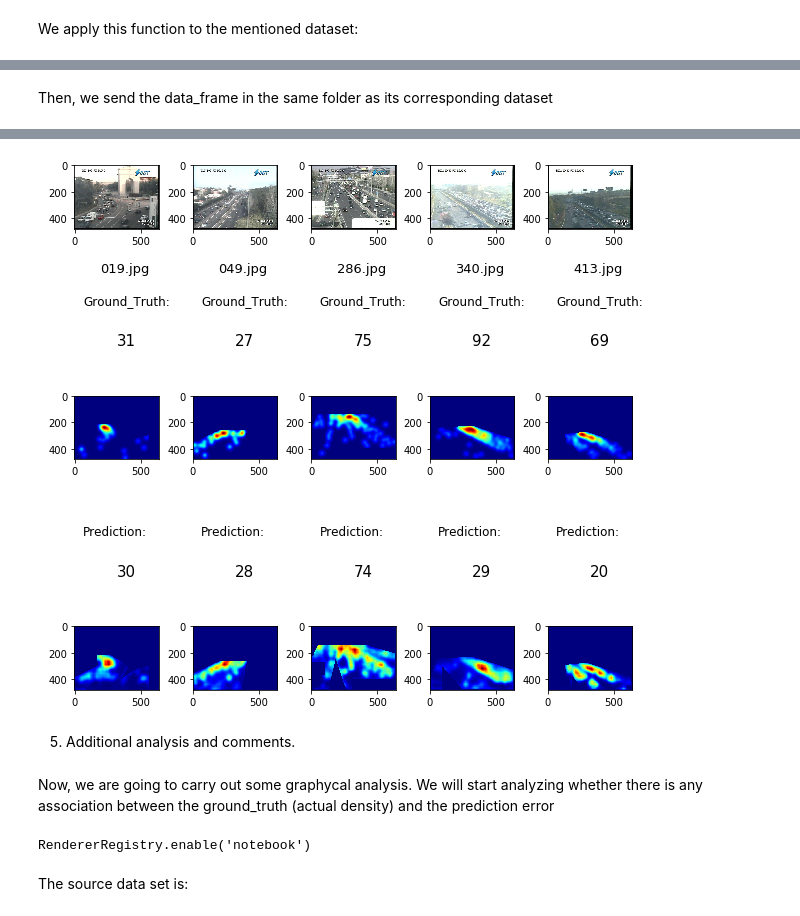
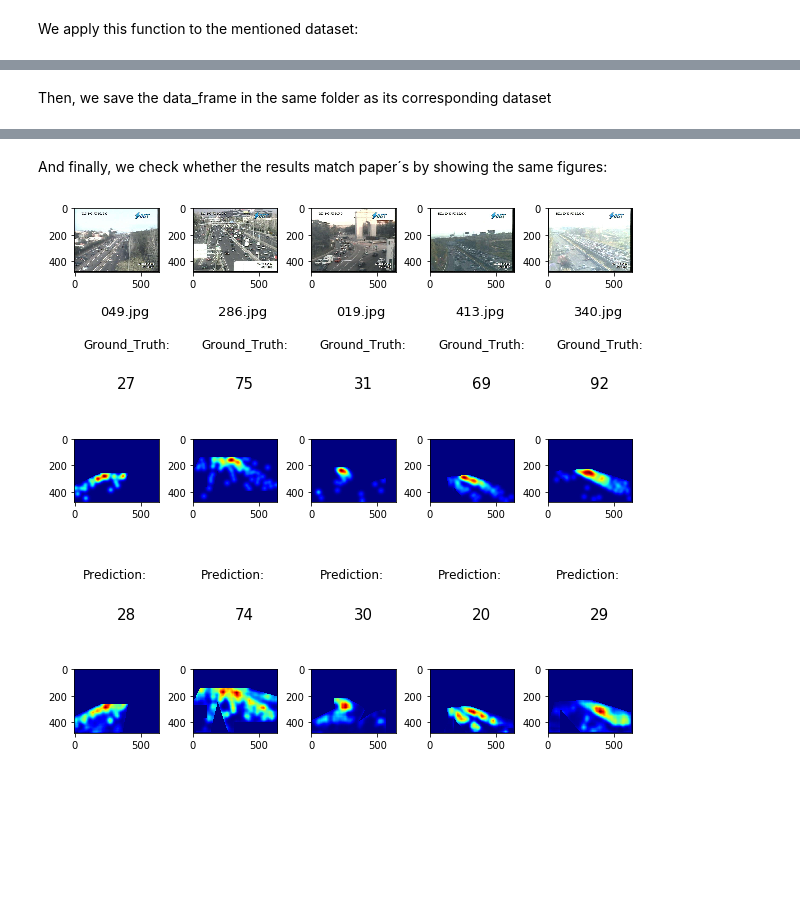
Before and after one commit to jorgealcubilla/TFM_DataScience, a Jupyter notebook: iii_model_test.ipynb, the cells around one changed output, grey strips where cells are left out. Drawn from its saved outputs; the diff is of its cells as text; code cells hidden in the pictures; blank space fills up the shorter version.

Commit message:
Split into two notebooks

```diff
--- a/iii_model_test.ipynb
+++ b/iii_model_test.ipynb
@@ -3,3 +2,0 @@
-# %%
-%pylab inline
-plt.style.use('seaborn-talk')
@@ -1003,5 +1001,5 @@ KeyboardInterrupt:
 # %% [markdown]
-Then, we send the data_frame in the same folder as its corresponding dataset
+Then, we save the data_frame in the same folder as its corresponding dataset
 # %%
 sample_df.to_pickle('./sample_data/sample_df.pkl')
 # %%
@@ -1014,48 +1012,36 @@ sample_df
 | 2 | ./sample_data/image-3-000286.jpg | 75.501717 | 74.604492 | [[0.0, 0.0, 0.0, 0.0, 0.0, 0.0, 0... | [[0.0, 0.0, 0.0, 0.0, 0.0, 0.0, 0... |
 | 3 | ./sample_data/image-3-000340.jpg | 92.375221 | 29.727519 | [[0.0, 0.0, 0.0, 0.0, 0.0, 0.0, 0... | [[0.0, 0.0, 0.0, 0.0, 0.0, 0.0, 0... |
 | 4 | ./sample_data/image-3-000413.jpg | 69.969513 | 20.345104 | [[0.0, 0.0, 0.0, 0.0, 0.0, 0.0, 0... | [[0.0, 0.0, 0.0, 0.0, 0.0, 0.0, 0... |
+# %% [markdown]
+And finally, we check whether the results match paper´s by showing the same figures:
 # %%
-#fig = plt.figure()
-#fig.subplots_adjust(hspace=0.05, wspace=0.4)
 fig = plt.figure(figsize=(10,10))
 fig.subplots_adjust(hspace=0.4, wspace=0.4)
 
-for i in range(5):
+for i,j in enumerate([1,2,0,4,3]):
     ax = fig.add_subplot(5, 5, i+1)
-    ax.imshow(Image.open(sample_df['im_path'][i]))
+    ax.imshow(Image.open(sample_df['im_path'][j]))
 
-for i in range(5):
+for i,j in enumerate([1,2,0,4,3]):
     ax = fig.add_subplot(5, 5, i+6)
     ax.axis('off')
-    ax.text(0.3, 0.99, sample_df['im_path'][i][-7:], fontsize=13)
-    ax.text(0.5, 0.1, int(sample_df['ntrue'][i]), fontsize=15)
+    ax.text(0.3, 0.99, sample_df['im_path'][j][-7:], fontsize=13)
+    ax.text(0.5, 0.1, int(sample_df['ntrue'][j]), fontsize=15)
     ax.text(0.1, 0.6, "Ground_Truth:", fontsize=12)
 
-for i in range(5):
+for i,j in enumerate([1,2,0,4,3]):
     ax = fig.add_subplot(5, 5, i+11)
-    ax.imshow(sample_df['dens_im'][i],cmap=CM.jet)
+    ax.imshow(sample_df['dens_im'][j],cmap=CM.jet)
 
 
-for i in range(5):
+for i,j in enumerate([1,2,0,4,3]):
     ax = fig.add_subplot(5, 5, i+16)
     ax.axis('off')
-    ax.text(0.5, 0.1, int(sample_df['npred'][i]), fontsize=15)
+    ax.text(0.5, 0.1, int(sample_df['npred'][j]), fontsize=15)
     ax.text(0.1, 0.6, "Prediction:", fontsize=12)
 
-for i in range(5):
+for i,j in enumerate([1,2,0,4,3]):
     ax = fig.add_subplot(5, 5, i+21)
-    ax.imshow(sample_df['resImg'][i],cmap=CM.jet)
+    ax.imshow(sample_df['resImg'][j],cmap=CM.jet)
 # %% [output]
-[figure, old version]
+[figure, new version]
-# %% [markdown]
-5) Additional analysis and comments.
-# %% [markdown]
-Now, we are going to carry out some graphycal analysis.
-We will start analyzing whether there is any association between the ground_truth (actual density) and the prediction error
-# %%
-#We will use "altair" library:
-alt.renderers.enable('notebook')
-# %% [output]
-RendererRegistry.enable('notebook')
-# %% [markdown]
-The source data set is:
```
Also changed, not shown: parts of 63 cells of this notebook.
